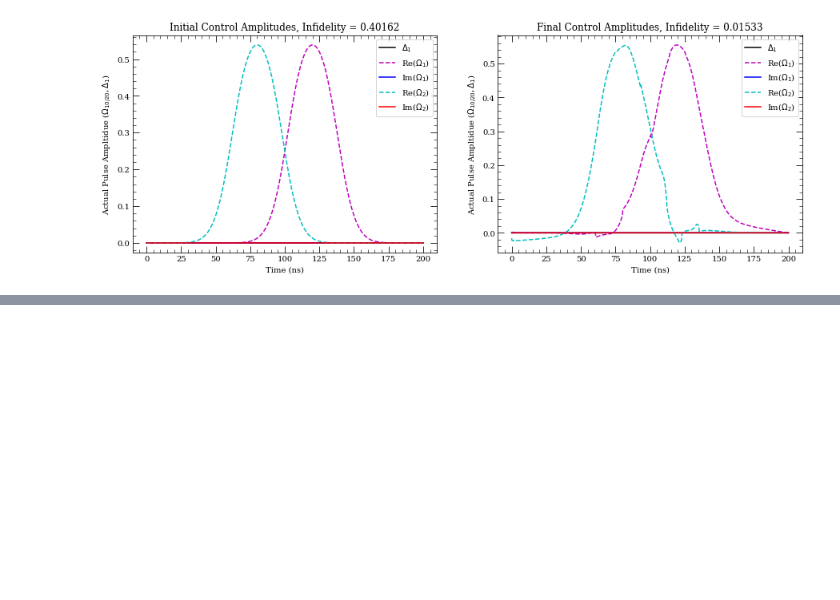
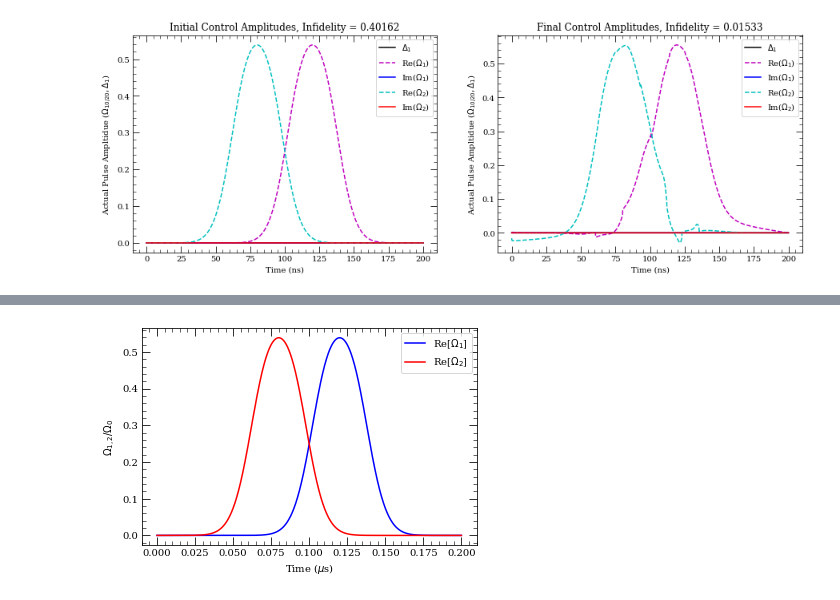
Before and after one commit to IQC-Numerical-Control-Engineering/Test, a Jupyter notebook: TF_GRAPE 3 Level_MESolve.ipynb, the cells around one changed output, grey strips where cells are left out. Drawn from its saved outputs; the diff is of its cells as text; code cells hidden in the pictures; blank space fills up the shorter version.

```diff
--- a/TF_GRAPE 3 Level_MESolve.ipynb
+++ b/TF_GRAPE 3 Level_MESolve.ipynb
@@ -463,0 +516,99 @@ ax2.legend();
+# %%
+#
+##Define time dependent coeff of hamiltonian: (need to input frequency noise PSD for each laser)
+
+def MEsolve_5lvl_t(time, args_all):
+    Rabi_1_Pulse, Rabi_2_Pulse, args1, Delta_1, del_total, Gamma_ig, Gamma_ri, Gamma_rrp, Gamma_rgp = args_all
+
+    def nLevelAtomBasis(n):
+      states = []
+      for n_l in range(0,n):
+          states.append(basis(n, n_l))
+      return np.array(states, dtype=object)
+    ##Set 4 lvl operators:
+    g_prime, r_prime, g, i, r = nLevelAtomBasis(5) # basis are ground
+
+    sig_gpgp = g_prime * g_prime.dag()
+    sig_gg = g * g.dag()
+    sig_ii = i * i.dag()
+    sig_rr = r * r.dag()
+    sig_ir = i * r.dag()
+    sig_gi = g * i.dag()
+    sig_gpi = g_prime * i.dag()
+    sig_rpr = r_prime * r.dag()
+    sig_gpr = g_prime * r.dag()
+    sig_gpgp = g_prime * g.dag()
+
+    ##Set initial state:
+    psi0 = g  #initialy in ground state
+
+    ##Set decay operators: intermediate state to ground, and Rydberg to i (radiative) and r_prime (blackbody)
+    Gamma_rTot = Gamma_ri + Gamma_rrp + Gamma_rgp #Total decay from Rydberg
+    ##Set decay operators: intermediate state to ground, and Rydberg to i (radiative) and r_prime (blackbody)
+    Decay_ig = np.sqrt(Gamma_ig) * sig_gi
+    Decay_ri = np.sqrt(Gamma_ri) * sig_ir
+    Decay_rrp = np.sqrt(Gamma_rrp) * sig_rpr #Blackbody stimulated to nearby dark rydberg states
+    Decay_rgp = np.sqrt(Gamma_rgp) * sig_gpr #Blackbody stimulated to nearby dark rydberg states
+
+    Decay_ops = [Decay_ig, Decay_ri, Decay_rrp, Decay_rgp]
+
+    ##Set hamiltonian parts:
+    H0 = - Delta_1 * sig_ii - del_total * sig_rr
+    H1 = -1/2 * args1['Rabi_01'] * (sig_gi + sig_gi.dag())
+    H2 = -1/2 * args1['Rabi_02'] * (sig_ir + sig_ir.dag())
+
+    H = [H0, [H1, Rabi_1_Pulse], [H2, Rabi_2_Pulse]]
+#    ##Set hamiltonian parts:
+##    H0 = - (Delta_1 + 1j * Gamma_ig/2) * sig_ii - (del_total + 1j * Gamma_rTot/2) * sig_rr
+#    H0 = - Delta_1 +* sig_ii - (del_total) * sig_rr
+#
+#    H1 = -1/2 * (sig_gi + sig_gi.dag())
+#    H2 = -1/2 * (sig_ir + sig_ir.dag())
+#
+#    H = [H0, [H1, Rabi_1_Pulse], [H2, Rabi_2_Pulse]]
+
+    #Solve master equation (ME): (4 level system) with time dependent phases on each Rabi frequency
+    result = mesolve(H, psi0, time,  Decay_ops, [sig_rr, sig_ii, sig_gg], args = args1) #Finds expectation of p_rr and p_ii and p_gg
+
+    return result
+
+def Rabi_Pulse_Gaussian_2_tanh(t, args):
+    return 1/np.sqrt(2) * np.tanh(np.exp(-(t - args['t_f']/2 + args['tau']/2)**2/(args['sigma']**2)))
+def Rabi_Pulse_Gaussian_1_tanh(t, args):
+    return 1/np.sqrt(2) * np.tanh(np.exp(-(t - args['t_f']/2 - args['tau']/2)**2/(args['sigma']**2)))
+
+args1_STIRAP = {'Rabi_01': Rabi_1, 'Rabi_02': Rabi_2,  'sigma': sigma, 't_f': t_f, 'tau': tau, 'Delta_1': Delta_1} #Blue Rabi_1
+
+
+##Plot STIRAP pulse shapes:
+plt.figure()
+plt.plot(tlist/us, Rabi_Pulse_Gaussian_1_tanh(tlist, args1_STIRAP), 'b', label = r'Re[$\Omega_1$]')
+plt.plot(tlist/us, Rabi_Pulse_Gaussian_2_tanh(tlist, args1_STIRAP), 'r', label = r'Re[$\Omega_2$]')
+
+plt.xlabel(r'Time ($\mu$s)');
+plt.ylabel(r'$\Omega_{1,2}/\Omega_0$');
+
+plt.legend();
+
+args_all = [Rabi_Pulse_Gaussian_1_tanh, Rabi_Pulse_Gaussian_2_tanh, args1_STIRAP, Delta_1, del_total, Gamma_ig, Gamma_ri, Gamma_rrp, Gamma_rgp]
+result_STIRAP_Gauss = MEsolve_5lvl_t(tlist, args_all)
+
+p_rr_STIRAP_Gauss = result_STIRAP_Gauss.expect[0]
+p_ii_STIRAP_Gauss = result_STIRAP_Gauss.expect[1]
+p_gg_STIRAP_Gauss = result_STIRAP_Gauss.expect[2]
+
+
+#Plot population:
+plt.figure()
+plt.plot(tlist/us, p_gg_STIRAP_Gauss, 'b', label = r'$\rho_{gg}$')
+plt.plot(tlist/us, p_rr_STIRAP_Gauss, 'r', label = r'$\rho_{rr}$')
+plt.plot(tlist/us, p_ii_STIRAP_Gauss, 'k--', label = r'$\rho_{ii}$')
+plt.title(r'Gaussian Pulse: $\Omega_{10}$ = %.0f MHz, $\Omega_{20} = $ %.0f MHz, $\sigma$ = %.2f$t_f$, $\tau$ = %.2f$\sigma$, $t_f$ = %.2f $\mu$s' %(args1_STIRAP['Rabi_01']/(2*np.pi*MHz), args1_STIRAP['Rabi_02']/(2*np.pi*MHz), sigma/t_f, tau/sigma, t_f/us), fontsize = 9)
+
+
+plt.xlabel(r'Time ($\mu$s)');
+plt.ylabel(r'$\langle$P$\rangle$');
+
+plt.legend();
+print(r'Gaussian pulse infidelity = %.5f' %(1 - p_rr_STIRAP_Gauss[-1]))
+# %% [output]
@@ -463,0 +616 @@ ax2.legend();
+[figure, added]
```
Also changed, not shown: parts of 4 cells of this notebook.
